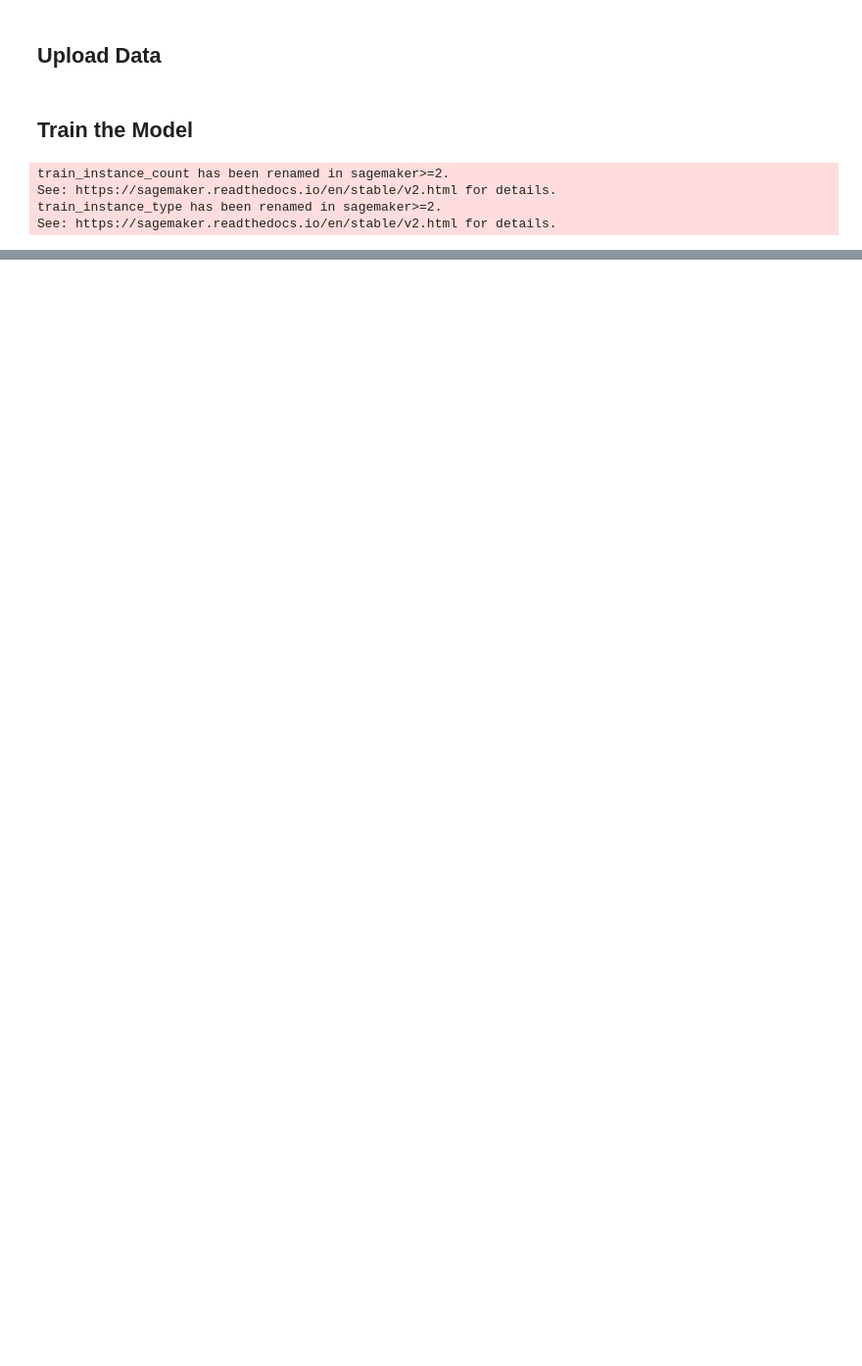
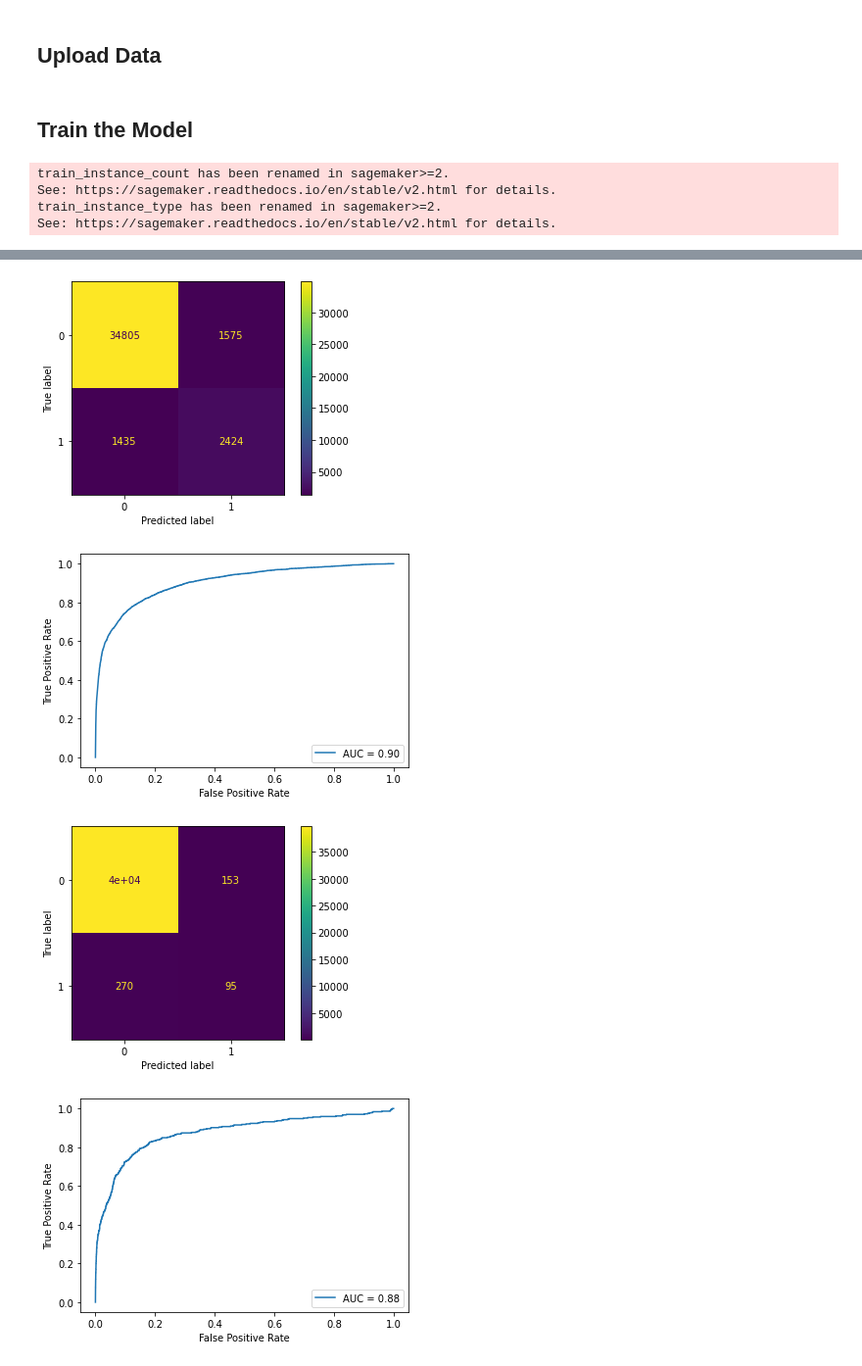
Before and after one commit to aapope/comment-toxicity, a Jupyter notebook: train.ipynb, the cells around one changed output, grey strips where cells are left out. Shown at 98% size. Drawn from its saved outputs; the diff is of its cells as text; code cells hidden in the pictures; blank space fills up the shorter version.

```diff
--- a/train.ipynb
+++ b/train.ipynb
@@ -98,0 +183,17 @@ for
+# %%
+asset_dir = 'results/v1/'
+os.makedirs(asset_dir, exist_ok=True)
+
+for i in range(6):
+    filename = os.path.join(asset_dir, f'confusion_matrix_{i}.png')
+    ConfusionMatrixDisplay(confusion_matrix(y_true[:, i], y_pred_class[:, i])).plot().figure_.savefig(filename)
+
+    filename = os.path.join(asset_dir, f'roc_curve_{i}.png')
+    fpr, tpr, thresholds = roc_curve(y_true[:, i], y_pred[:, i])
+    roc_auc = auc(fpr, tpr)
+    RocCurveDisplay(fpr=fpr, tpr=tpr, roc_auc=roc_auc).plot().figure_.savefig(filename)
+# %% [output]
+[figure, added]
+[figure, added]
+[figure, added]
+[figure, added]
```
Also changed, not shown: parts of 14 cells of this notebook, 13 other files.
